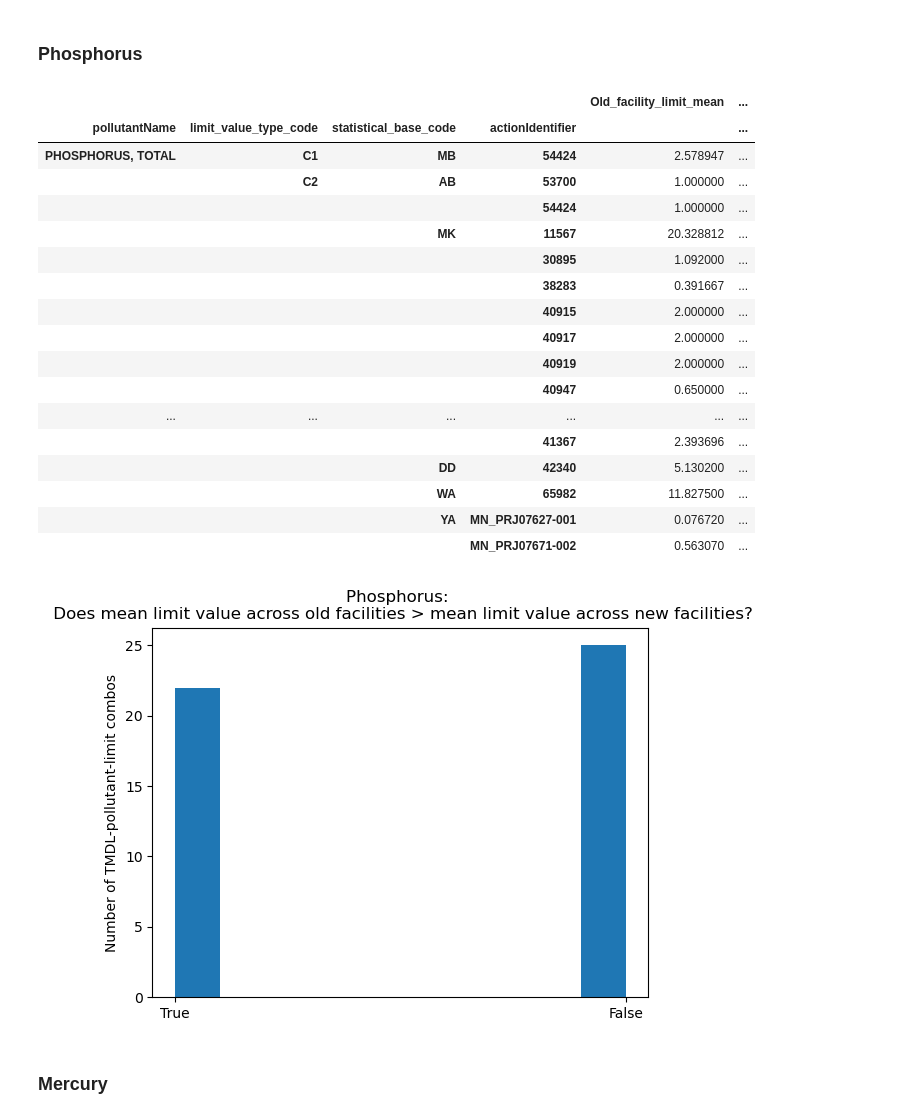
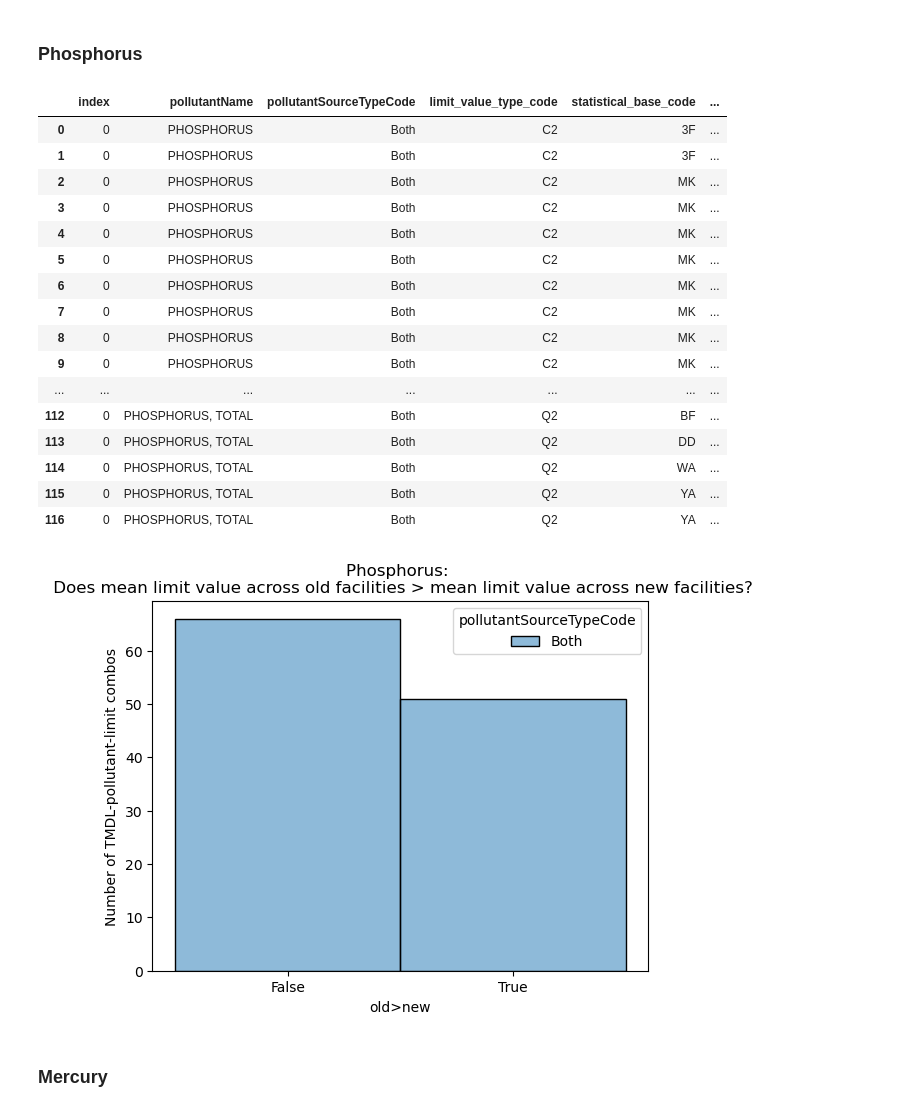
Before and after one commit to reglab/TMDLs_archived, a Jupyter notebook: exploring_grandfathering.ipynb, the cells around one changed output. Saved outputs shown, nothing was run; the diff lists cells and outputs as text; code cells hidden in the pictures.

Commit message:
Broke down results by pollutantSourceTypeCode

```diff
--- a/exploring_grandfathering.ipynb
+++ b/exploring_grandfathering.ipynb
@@ -62,7 +62,7 @@ Name: pollutantName, dtype: int64
 Instead of looking at all TMDLs nationally at once, let's look at one pollutant at a time.
 First, let's define a function to merge NPDES limits with TMDLs for a given parameter:
 # %%
-def merge_limits_tmdls(pollutant, dmr_path, permit_data, tmdl_data):
+def merge_limits_tmdls(pollutants, dmr_path, permit_data, tmdl_data):
     # Read in DMR data for limit comparisons and drop rows with NA limit values
     dmrs = pd.read_csv(dmr_path, parse_dates=['limit_begin_date', 'limit_end_date'], date_parser=lambda t: pd.to_datetime(t, errors='coerce')).dropna(subset='limit_value_standard_units')
 
@@ -74,7 +74,7 @@ def merge_limits_tmdls(pollutant, dmr_path, permit_data, tmdl_data):
     limits = limits.merge(permit_data, on=['npdes_permit_id', 'version_nmbr'], how='left')
 
     # Retain only TMDLs for the given parameter
-    tmdl_data = tmdl_data[tmdl_data['pollutantName']==pollutant]
+    tmdl_data = tmdl_data[tmdl_data['pollutantName'].apply(lambda x: x in pollutants)]
     # Merge limit data with TMDL data
     limits_merged = tmdl_data.merge(limits, on='npdes_permit_id', how='inner')
 
@@ -92,17 +92,19 @@ Next, let's define a function to test how different limit values are between new
 # %%
 def test_facility_limit_diffs(limits):
     # Group by limit type
-    grouped = limits.groupby(['pollutantName', 'limit_value_type_code', 'statistical_base_code', 'actionIdentifier'], as_index=False).nunique()
+    grouped = limits.groupby(['pollutantName', 'pollutantSourceTypeCode', 'limit_value_type_code', 'statistical_base_code', 'actionIdentifier'], as_index=False).nunique()
 
     # Only retain permit limit types with more than one permittee, as well as both new and old facilities
     grouped = grouped[(grouped['npdes_permit_id'] > 1) & (grouped['new_facility'] > 1)]
+
+    # Set up table to collect test results
     all_stats = pd.DataFrame()
 
     for i in range(0, len(grouped)):
         # Pick out one permit limit type
         permit_limit_type = grouped.iloc[[i]][
-            ['pollutantName', 'limit_value_type_code', 'statistical_base_code', 'actionIdentifier']].merge(limits,
-                                        on=['pollutantName', 'limit_value_type_code', 'statistical_base_code', 'actionIdentifier'], how='inner')
+            ['pollutantName', 'pollutantSourceTypeCode', 'limit_value_type_code', 'statistical_base_code', 'actionIdentifier']].merge(limits,
+                                        on=['pollutantName', 'pollutantSourceTypeCode', 'limit_value_type_code', 'statistical_base_code', 'actionIdentifier'], how='inner')
 
         # Create ID tracking unique limits
         permit_limit_type['unique_lim_id'] = permit_limit_type['npdes_permit_id'] + '_' + permit_limit_type[
@@ -111,45 +113,46 @@ def test_facility_limit_diffs(limits):
         # Drop non-unique limits
         permit_limit_type.drop_duplicates('unique_lim_id', inplace=True)
 
-        stats = permit_limit_type.groupby(['pollutantName', 'limit_value_type_code', 'statistical_base_code', 'actionIdentifier', 'new_facility'], as_index=False).agg(limit_mean=pd.NamedAgg(column='limit_value_standard_units', aggfunc=lambda x: x.mean()), limit_mean_SE=pd.NamedAgg(column='limit_value_standard_units', aggfunc=lambda x: x.sem()), unique_limits=pd.NamedAgg(column='unique_lim_id', aggfunc=lambda x: x.nunique()))
-        stats = pd.pivot(stats, index=['pollutantName', 'limit_value_type_code', 'statistical_base_code', 'actionIdentifier'], columns='new_facility')
+        # Calculate test results
+        stats = permit_limit_type.groupby(['pollutantName', 'pollutantSourceTypeCode', 'limit_value_type_code', 'statistical_base_code', 'actionIdentifier', 'new_facility'], as_index=False).agg(limit_mean=pd.NamedAgg(column='limit_value_standard_units', aggfunc=lambda x: x.mean()), limit_mean_SE=pd.NamedAgg(column='limit_value_standard_units', aggfunc=lambda x: x.sem()), unique_limits=pd.NamedAgg(column='unique_lim_id', aggfunc=lambda x: x.nunique()))
+        stats = pd.pivot(stats, index=['pollutantName', 'pollutantSourceTypeCode', 'limit_value_type_code', 'statistical_base_code', 'actionIdentifier'], columns='new_facility')
         stats.columns = ['Old_facility_limit_mean', 'New_facility_limit_mean', 'Old_facility_limit_SE', 'New_facility_limit_SE', 'Old_facility_unique_limits', 'New_facility_unique_limits']
-        all_stats = pd.concat([all_stats, stats])
-    return all_stats
+        stats['old>new'] = list(map(str, stats['Old_facility_limit_mean']>stats['New_facility_limit_mean']))
+        all_stats = pd.concat([all_stats, stats.reset_index()])
+    return all_stats.reset_index()
 # %% [markdown]
 ### Phosphorus
 # %%
 # Merge limits with TMDLs and run difference test
-P_limits_merged = merge_limits_tmdls('PHOSPHORUS, TOTAL', 'phosphorus_dmrs.csv', permit_data, tmdls_merged)
+P_limits_merged = merge_limits_tmdls(['PHOSPHORUS, TOTAL', 'PHOSPHORUS'], 'phosphorus_dmrs.csv', permit_data, tmdls_merged)
 results = test_facility_limit_diffs(P_limits_merged)
 results
 # %% [output]
-|  |  |  |  | Old_facility_limit_mean | ... |
-| pollutantName | limit_value_type_code | statistical_base_code | actionIdentifier |  | ... |
-| PHOSPHORUS, TOTAL | C1 | MB | 54424 | 2.578947 | ... |
-|  | C2 | AB | 53700 | 1.000000 | ... |
-|  |  |  | 54424 | 1.000000 | ... |
-|  |  | MK | 11567 | 20.328812 | ... |
-|  |  |  | 30895 | 1.092000 | ... |
-|  |  |  | 38283 | 0.391667 | ... |
-|  |  |  | 40915 | 2.000000 | ... |
-|  |  |  | 40917 | 2.000000 | ... |
-|  |  |  | 40919 | 2.000000 | ... |
-|  |  |  | 40947 | 0.650000 | ... |
-| ... | ... | ... | ... | ... | ... |
-|  |  |  | 41367 | 2.393696 | ... |
-|  |  | DD | 42340 | 5.130200 | ... |
-|  |  | WA | 65982 | 11.827500 | ... |
-|  |  | YA | MN_PRJ07627-001 | 0.076720 | ... |
-|  |  |  | MN_PRJ07671-002 | 0.563070 | ... |
+|  | index | pollutantName | pollutantSourceTypeCode | limit_value_type_code | statistical_base_code | ... |
+| 0 | 0 | PHOSPHORUS | Both | C2 | 3F | ... |
+| 1 | 0 | PHOSPHORUS | Both | C2 | 3F | ... |
+| 2 | 0 | PHOSPHORUS | Both | C2 | MK | ... |
+| 3 | 0 | PHOSPHORUS | Both | C2 | MK | ... |
+| 4 | 0 | PHOSPHORUS | Both | C2 | MK | ... |
+| 5 | 0 | PHOSPHORUS | Both | C2 | MK | ... |
+| 6 | 0 | PHOSPHORUS | Both | C2 | MK | ... |
+| 7 | 0 | PHOSPHORUS | Both | C2 | MK | ... |
+| 8 | 0 | PHOSPHORUS | Both | C2 | MK | ... |
+| 9 | 0 | PHOSPHORUS | Both | C2 | MK | ... |
+| ... | ... | ... | ... | ... | ... | ... |
+| 112 | 0 | PHOSPHORUS, TOTAL | Both | Q2 | BF | ... |
+| 113 | 0 | PHOSPHORUS, TOTAL | Both | Q2 | DD | ... |
+| 114 | 0 | PHOSPHORUS, TOTAL | Both | Q2 | WA | ... |
+| 115 | 0 | PHOSPHORUS, TOTAL | Both | Q2 | YA | ... |
+| 116 | 0 | PHOSPHORUS, TOTAL | Both | Q2 | YA | ... |
 # %%
 # Plot results
 plt.style.use('default')
 plt.title('Phosphorus: \n Does mean limit value across old facilities > mean limit value across new facilities?');
 plt.ylabel('Number of TMDL-pollutant-limit combos')
-plt.hist(list(map(str, results['Old_facility_limit_mean']>results['New_facility_limit_mean'])));
+sns.histplot(data=results[['old>new', 'pollutantSourceTypeCode']], x='old>new', hue='pollutantSourceTypeCode');
 # %% [output]
-[figure, old version]
+[figure, new version]
 # %% [markdown]
 ### Mercury
 # %%
```
Also changed, not shown: parts of 2 cells of this notebook.
